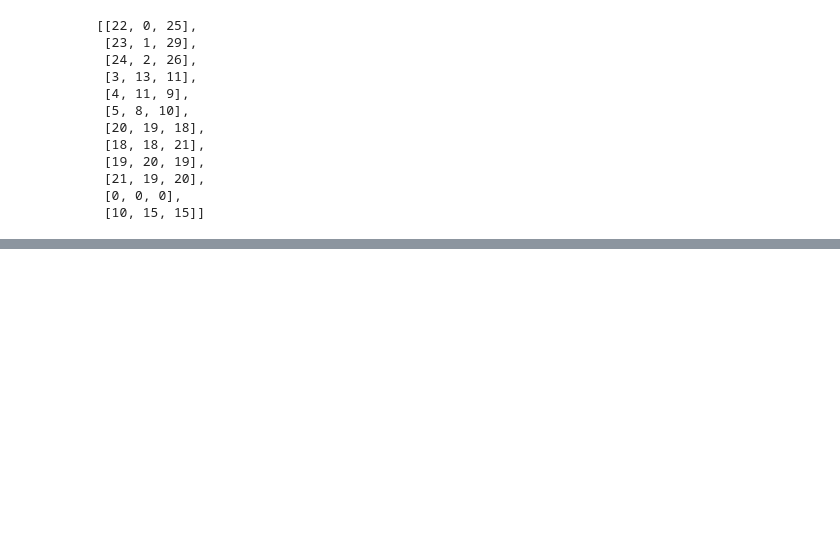
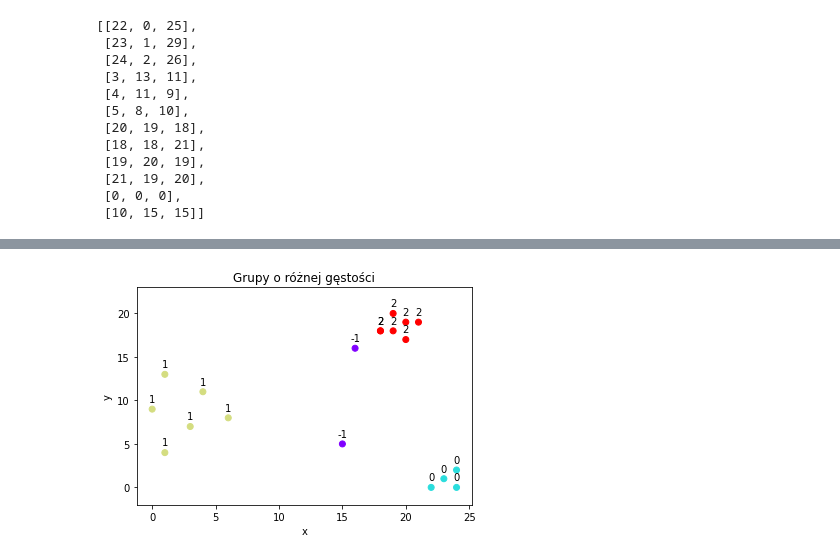
Before and after one commit to egi-megi/TIDBSCAN, a Jupyter notebook: plots.ipynb, the cells around one changed output, grey strips where cells are left out. Saved outputs shown, nothing was run; the diff lists cells and outputs as text; code cells hidden in the pictures; blank space fills up the shorter version.

```diff
--- a/plots.ipynb
+++ b/plots.ipynb
@@ -69,0 +90,24 @@ data_array
+# %%
+fig = plt.figure()
+
+xdata = 22, 23, 24, 1, 4, 6, 3, 20, 18, 19, 21, 15, 16, 0, 1, 19, 20, 18, 24
+ydata = 0, 1, 2, 13, 11, 8, 7, 19, 18, 20, 19, 5, 16, 9, 4, 18, 17, 18, 0
+c = 0, 0, 0, 1, 1, 1, 1, 2, 2, 2, 2, -1, -1, 1, 1, 2, 2, 2, 0
+cdata = []
+for i in range(0, len(c)):
+    cdata.append(c[i]* 5 + 10)
+
+plt.scatter(xdata, ydata, c=cdata, cmap='rainbow')
+plt.title('Grupy o różnej gęstości')
+plt.xlabel('x')
+plt.ylabel('y')
+plt.ylim([-2, 23])
+for i in range(0, len(c)):
+    plt.annotate(c[i], # this is the text
+                 (xdata[i],ydata[i]), # this is the point to label
+                 textcoords="offset points", # how to position the text
+                 xytext=(0,7), # distance from text to points (x,y)
+                 ha='center')
+plt.savefig('plots/test_data_2_plot.pdf')
+# %% [output]
+[figure, added]
```
Also changed, not shown: parts of 4 cells of this notebook, 2 other files.
